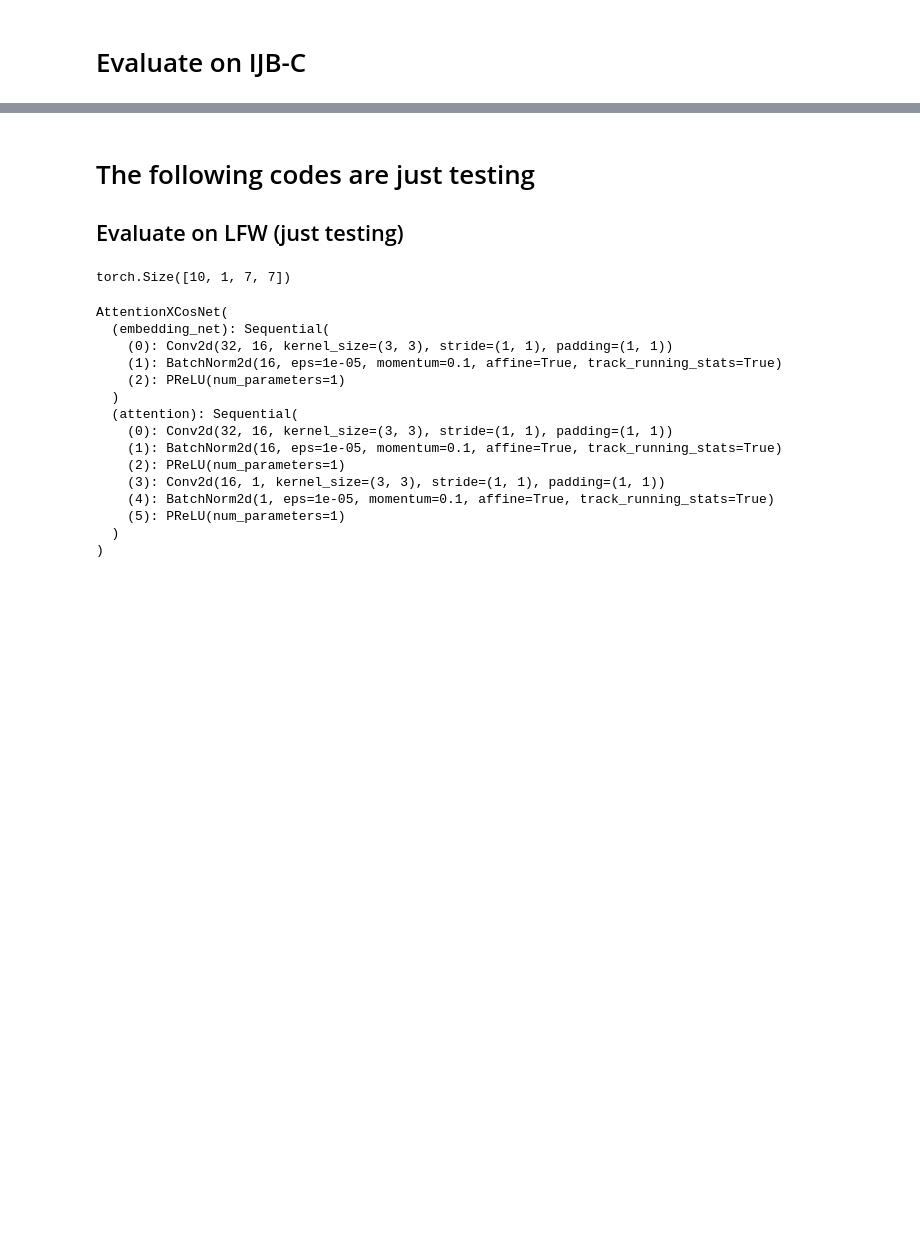
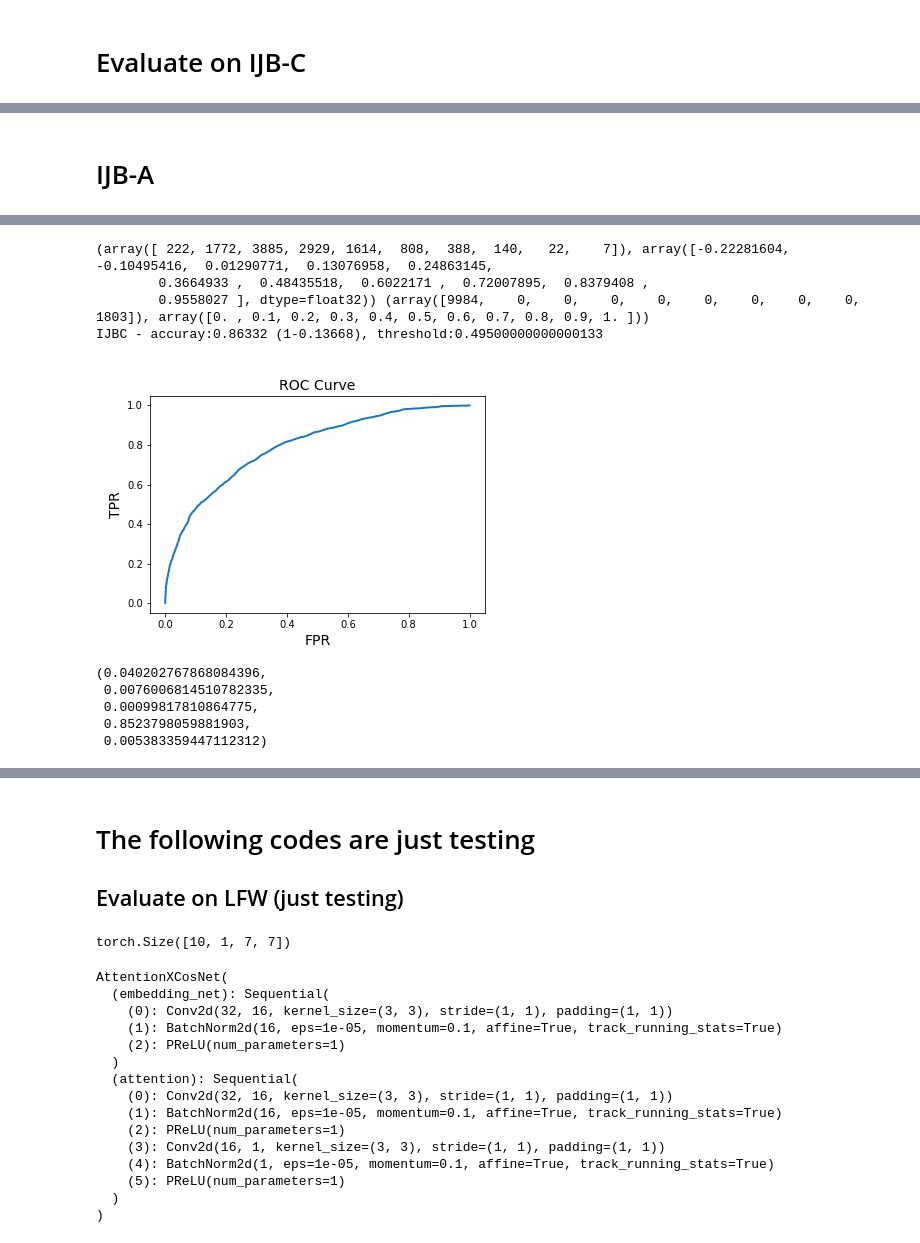
Before and after one commit to TreB1eN/InsightFace_Pytorch, a Jupyter notebook: evaluate_models_on_IJBC_and_ARFace.ipynb, the cells around one changed output, grey strips where cells are left out. Cells and saved outputs as stored; diff of their text form; code cells hidden in the pictures; blank space fills up the shorter version.

```diff
--- a/evaluate_models_on_IJBC_and_ARFace.ipynb
+++ b/evaluate_models_on_IJBC_and_ARFace.ipynb
@@ -224,0 +338,7 @@ FileNotFoundError: [Errno 2] No such file or directory: './saved_features/IJB-C/
+# %%
+all_scores = {}
+all_acc = {}
+
+def record_scores_and_acc(scores, acc, name, name2=None):
+    all_scores[name] = scores
+    all_acc[name] = acc
@@ -224,0 +376,2 @@ FileNotFoundError: [Errno 2] No such file or directory: './saved_features/IJB-C/
+# %% [markdown]
+# IJB-A
@@ -224,0 +388,39 @@ FileNotFoundError: [Errno 2] No such file or directory: './saved_features/IJB-C/
+# %%
+'''
+For IJB-A, I save features of t1 and t2 "for each comparison" and the corresponding label (is same or not)
+'''
+def _get_feature(fname):
+    npz = np.load(fname)
+    return npz['f1'], npz['f2'], npz['same']
+
+def run_IJBA_verification(feat_dir, score_fn, score_fn_kargs, shuffle_order,
+                          learner=None, attention_strategy=None, ):
+    is_sames = []
+    scores = []
+    init_time = time.time()
+    fnames = sorted(glob(op.join(feat_dir, '*.npz')))
+    fnames = [fnames[i] for i in shuffle_order]
+    print(len(fnames))
+    for i, fname in enumerate(fnames):
+        if i % 500 == 0:
+            print(f"Processing match {i}, elapsed {time.time() - init_time:.1f} seconds")
+        f1, f2, is_same = _get_feature(fname)
+        score = score_fn(f1, f2, **score_fn_kargs)
+        score = score.cpu().numpy() if torch.is_tensor(score) else score
+        scores.append(score)
+        is_sames.append(is_same.astype(np.bool))
+
+    scores = np.array(scores).squeeze()
+    is_sames = np.array(is_sames).squeeze().astype(np.bool)
+    return scores, is_sames
+# %%
+scores, is_sames = run_IJBA_verification(
+    feat_dir='./saved_features/IJB-A/split1/ir_se50/',
+    score_fn=score_fn_original, score_fn_kargs={},
+    shuffle_order=shuffle_order
+)
+print(np.histogram(scores), np.histogram(is_sames))
+acc = evaluate_and_plot(scores, is_sames, nrof_folds=10, dataset_name='IJBC')
+all_scores['original_ArcFace'] = scores
+all_acc['original_ArcFace'] = acc
+# %% [output]
@@ -224,0 +444,19 @@ FileNotFoundError: [Errno 2] No such file or directory: './saved_features/IJB-C/
+(array([ 222, 1772, 3885, 2929, 1614,  808,  388,  140,   22,    7]), array([-0.22281604, -0.10495416,  0.01290771,  0.13076958,  0.24863145,
+        0.3664933 ,  0.48435518,  0.6022171 ,  0.72007895,  0.8379408 ,
+        0.9558027 ], dtype=float32)) (array([9984,    0,    0,    0,    0,    0,    0,    0,    0, 1803]), array([0. , 0.1, 0.2, 0.3, 0.4, 0.5, 0.6, 0.7, 0.8, 0.9, 1. ]))
+IJBC - accuray:0.86332 (1-0.13668), threshold:0.49500000000000133
+[figure, added]
+# %%
+for far_target in [1e-1, 1e-2, 1e-3]:
+    mean_tar = calculate_val_by_diff(
+        thresholds='default', dist=(1 - scores), actual_issame=is_sames, far_target=0.001, ret_acc=True,
+        nrof_folds=5
+    )[0]
+    print("TAR@FAR{far_target:.f}:{mean_tar}")
+# calculate_val_far()
+# %% [output]
+(0.040202767868084396,
+ 0.0076006814510782335,
+ 0.00099817810864775,
+ 0.8523798059881903,
+ 0.005383359447112312)
```
Also changed, not shown: parts of 36 cells of this notebook, 1 other file.
